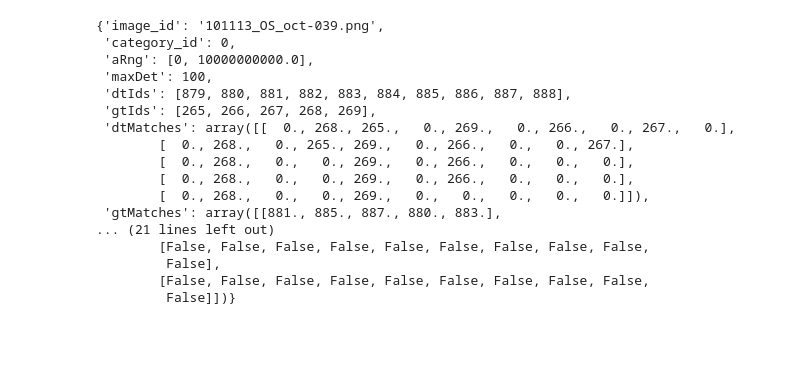
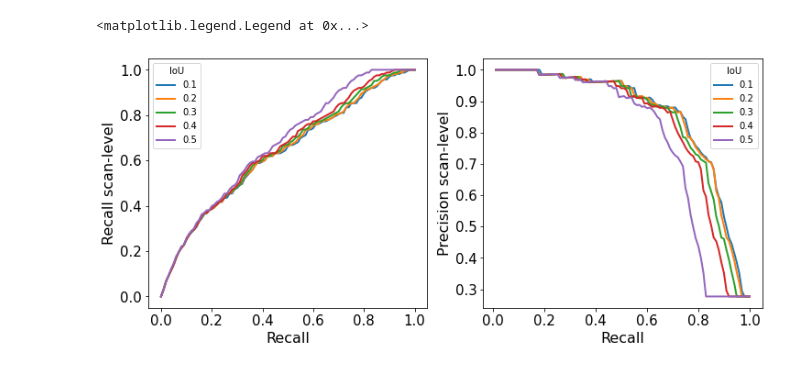
Before and after one commit to uw-biomedical-ml/detectron2-rpd-yb, a Jupyter notebook: run_inference_dataset.ipynb, the cells around one changed output. Drawn from its saved outputs; the diff is of its cells as text; code cells hidden in the pictures; blank space fills up the shorter version.

```diff
--- a/run_inference_dataset.ipynb
+++ b/run_inference_dataset.ipynb
@@ -210,33 +236,54 @@ ZeroDivisionError: division by zero
+# %%
+rc_scan = np.zeros((len(iou),len(rc)))#recall (image level)
+pr_scan = np.zeros((len(iou),len(rc)))#precision (image level)
+fig,ax = plt.subplots(1,2, figsize=[12,5])
+for i in range(len(iou)):
+    for j,s in enumerate(scores[i]):
+        condP = 0 #condition positive
+        predP = 0 #predicted positive
+        tp = 0 #true positive
+        for el in mycoco.evalImgs:
+            if el is None: #no condition, no predicted
+                continue
+            elif len(el['gtIds'])>0: #condition positive
+                condP=condP+1
+                if (np.array(el['dtScores']) >s).sum() > 0:
+                    tp=tp+1
+                    predP = predP+1
+            elif (np.array(el['dtScores']) >s).sum() > 0: #predicted false positive
+                predP = predP+1
+            else: #no condition, no predicted (threshold)
+                continue
+        rc_scan[i,j] = tp/condP
+        if predP ==0:
+            pr_scan[i,j] = np.nan
+        else:
+            pr_scan[i,j] = tp/predP
+    ax[0].plot(rc,rc_scan[i],label = '{:.2}'.format(iou[i]))
+    ax[1].plot(rc,pr_scan[i],label = '{:.2}'.format(iou[i]))
+ax[0].set_xlabel('Recall')
+ax[0].set_ylabel('Recall scan-level')
+ax[0].legend(title='IoU')
+ax[1].set_xlabel('Recall')
+ax[1].set_ylabel('Precision scan-level')
+ax[1].legend(title='IoU')
+#higher IOU requires lower probabilty to get instance-level recall, so scan level-recall (without enforcing iou) is higher with lower probability
+# %% [output]
+<matplotlib.legend.Legend at 0x...>
+[figure, added]
 # %%
 data = DatasetCatalog.get('rpd_valid')
 # %%
-imgId = '101109_OD_oct-002.png'
-imgId = '101109_OD_oct-003.png'
-imgId = '101109_OD_oct-009.png'
-imgId = '101109_OD_oct-007.png'
+#imgId = '101109_OD_oct-002.png'
+#imgId = '101109_OD_oct-003.png'
+#imgId = '101109_OD_oct-009.png'
+#imgId = '101109_OD_oct-007.png'
 #imgId = '101109_OD_oct-013.png'
 imgId = '101113_OS_oct-039.png'
+#imgId = '101113_OS_oct-033.png'
 gt_data = next(item for item in data if (item['image_id'] == imgId))
-next(item for item in mycoco.evalImgs if (item['image_id'] == imgId))
+#next(item for item in mycoco.evalImgs if (item['image_id'] == imgId))
 #mycoco.evalImgs
-# %% [output]
-{'image_id': '101113_OS_oct-039.png',
- 'category_id': 0,
- 'aRng': [0, 10000000000.0],
- 'maxDet': 100,
- 'dtIds': [879, 880, 881, 882, 883, 884, 885, 886, 887, 888],
- 'gtIds': [265, 266, 267, 268, 269],
- 'dtMatches': array([[  0., 268., 265.,   0., 269.,   0., 266.,   0., 267.,   0.],
-        [  0., 268.,   0., 265., 269.,   0., 266.,   0.,   0., 267.],
-        [  0., 268.,   0.,   0., 269.,   0., 266.,   0.,   0.,   0.],
-        [  0., 268.,   0.,   0., 269.,   0., 266.,   0.,   0.,   0.],
-        [  0., 268.,   0.,   0., 269.,   0.,   0.,   0.,   0.,   0.]]),
- 'gtMatches': array([[881., 885., 887., 880., 883.],
-... (21 lines left out)
-        [False, False, False, False, False, False, False, False, False,
-         False],
-        [False, False, False, False, False, False, False, False, False,
-         False]])}
 # %%
 dat = gt_data #gt
 im = cv2.imread(dat['file_name']) #input to model
```
Also changed, not shown: parts of 23 cells of this notebook, 7 other files.
